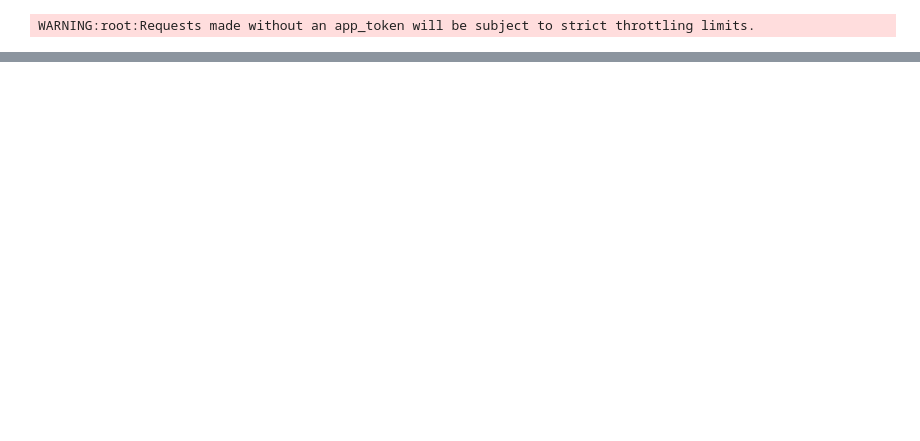
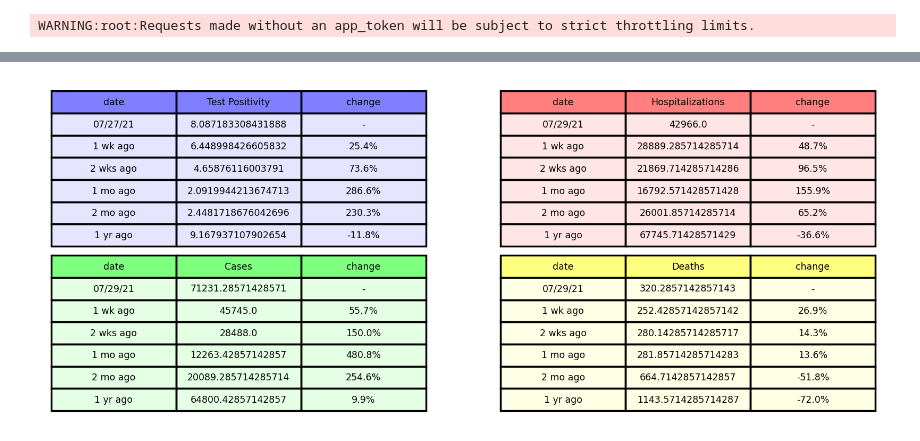
Before and after one commit to jonahdf/covid-twitter-bot, a Jupyter notebook: main.ipynb, the cells around one changed output, grey strips where cells are left out. Drawn from its saved outputs; the diff is of its cells as text; code cells hidden in the pictures; blank space fills up the shorter version.

```diff
--- a/main.ipynb
+++ b/main.ipynb
@@ -71,0 +72,47 @@ plot_four(start_date=pd.Timestamp(2021,1,1), end_date=pd.Timestamp.today())
+# %%
+def plot_table(data, ax=None, plot_color="blue", label="", rolling=True, font={ 'size':13, 'weight':'light'}):
+    ax.axis('off')
+    ax.axis('tight')
+    #create table
+    table = ax.table(cellText=data.values, colLabels=data.columns, cellLoc='center', loc='center', cellColours=[[plot_color + (.1,)]*3]*6, colColours=[plot_color + (.5,)]*3)
+
+data = dp.hhs_data.head(6)
+def get_7day_avg(data, name="cases"):
+    data.iloc[:,1] = data.iloc[:,1].rolling(7).mean()
+    maxDate = data['date'].max()
+    recentNum = data[data.date == maxDate].iloc[:,1].item()
+    lst = []
+    newRow = {'date': maxDate.strftime("%m/%d/%y"), name: recentNum, 'change': '-'}
+    lst.append(newRow)
+    for label, daysBack in [("1 wk ago", -7), ("2 wks ago", -14), ("1 mo ago", -30), ("2 mo ago", -60), ("1 yr ago", -365)]:
+        newDate = (maxDate + datetime.timedelta(daysBack))
+        newNum = data[data.date == newDate].iloc[:,1].item()
+        change = round(-1 * (1 - (recentNum / newNum)) * 100, 1)
+        newRow = {'date': label, name: newNum, 'change': f"{change}%"}
+        lst.append(newRow)
+    return pd.DataFrame(lst)
+
+def plot_tables(region="USA", start_date=pd.Timestamp(2020,1,1), end_date=pd.Timestamp.today()):
+    if region == "USA":
+        pos = get_7day_avg(dp.get_us_positivity(start_date, end_date), name="Test Positivity")
+        case = get_7day_avg(dp.get_us_cases(start_date, end_date), name="Cases")
+        death = get_7day_avg(dp.get_us_deaths(start_date, end_date), name="Deaths")
+        hosp = get_7day_avg(dp.get_us_hospitalizations(start_date, end_date), name="Hospitalizations")
+    else:
+        pos = get_7day_avg(dp.get_state_positivity(region, start_date, end_date))
+        case = get_7day_avg(dp.get_state_cases(region, start_date, end_date))
+        death = get_7day_avg(dp.get_state_deaths(region, start_date, end_date))
+        hosp = get_7day_avg(dp.get_state_hospitalizations(region, start_date, end_date))
+
+    fig, axs = plt.subplots(2,2, dpi=250, figsize=(8,3))
+    plot_table(pos, axs[0][0], plot_color=(0,0,1), label=f"Test Positivity in {region}")
+    plot_table(case, axs[1][0], plot_color=(0,1,0), label=f"Cases in {region}")
+    plot_table(death, axs[1][1], plot_color=(1,1,0), label=f"Deaths in {region}")
+    plot_table(hosp, axs[0][1], plot_color=(1,0,0), label=f"Hospitalizations in {region}")
+    fig.patch.set_visible(False)
+    plt.show()
+# data.style
+# %%
+plot_tables()
+# %% [output]
+[figure, added]
```
Also changed, not shown: parts of 3 cells of this notebook, 1 other file.
